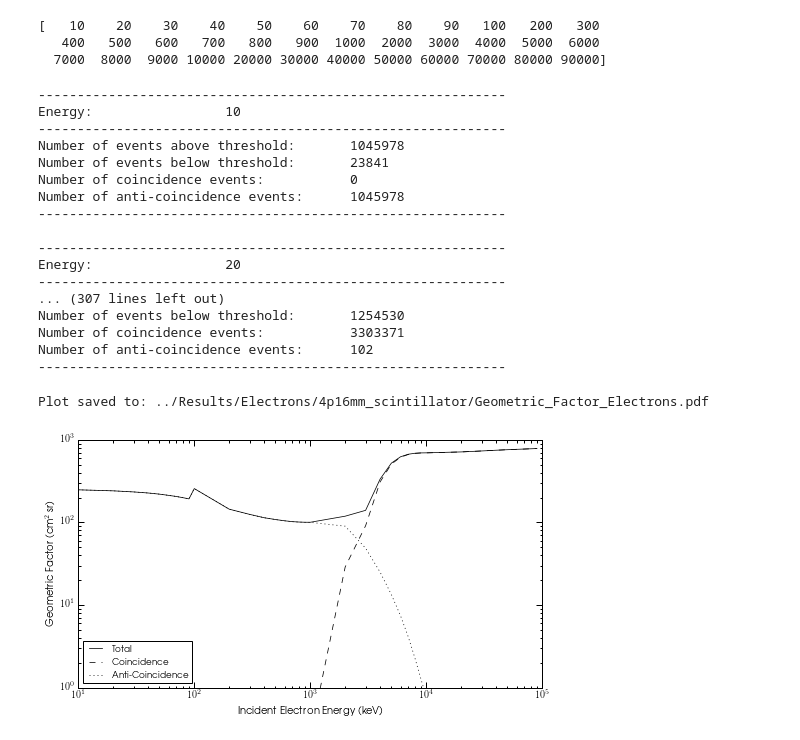
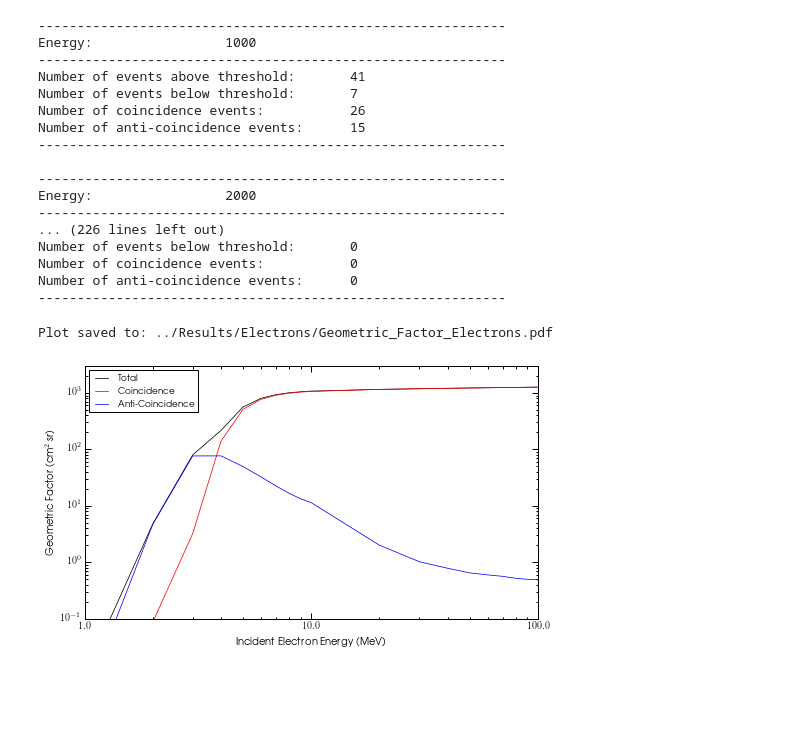
Before and after one commit to AndreiHanu/G4CNPTEPC-Analysis, a Jupyter notebook: G4CNPTEPC Geometry Factor.ipynb, the cells around one changed output. Drawn from its saved outputs; the diff is of its cells as text; code cells hidden in the pictures; blank space fills up the shorter version.

Commit message:
Recalculated the geometry factor for electrons after fixing the Geant4 physics error

```diff
--- a/G4CNPTEPC Geometry Factor.ipynb
+++ b/G4CNPTEPC Geometry Factor.ipynb
@@ -118,25 +124,18 @@ rcParams.update(params)
 # %%
 ##########################################################################################
 # Energy of incident (input) particles
-InputEnergies = np.array([np.linspace(10,90, num=9, endpoint=True, dtype = int),
-                 np.linspace(100,900, num=9, endpoint=True, dtype = int),
-                 np.linspace(1000,9000, num=9, endpoint=True, dtype = int),
-                 np.linspace(10000,90000, num=9, endpoint=True, dtype = int)
+InputEnergies = np.array([np.linspace(1000,9000, num=9, endpoint=True, dtype = int),
+                np.linspace(10000,90000, num=9, endpoint=True, dtype = int),
+                np.linspace(100000,900000, num=9, endpoint=True, dtype = int)
                 ]).flatten()
 
 # Folder containing simulation data
-DataFolder = '../Results/Electrons/4p16mm_scintillator/'
+DataFolder = '../Results/Electrons/'
 
 ##########################################################################################
 # Energy thresholds (in eV) for events that will be included in the analysis
 Thr_TEPC = 100.
 Thr_ACD = 100.
-# %%
-print InputEnergies
-# %% [output]
-[   10    20    30    40    50    60    70    80    90   100   200   300
-   400   500   600   700   800   900  1000  2000  3000  4000  5000  6000
-  7000  8000  9000 10000 20000 30000 40000 50000 60000 70000 80000 90000]
 # %%
 ##########################################################################################
 # Load the simulation data for each input energy
@@ -144,7 +143,7 @@ Data = []
 
 for InputEnergy in InputEnergies:
     # Create data file template from current energy
-    DataFilename = 'e-_' + str(InputEnergy) + 'keV_ISO_nt_G4CNPTEPC_t*.csv'
+    DataFilename = 'e-_' + str(InputEnergy) + 'keV_Nr_100000000_ISO_nt_G4CNPTEPC_t*.csv'
 
     # Statistics variables for each input energy data
     nTotal = 0
@@ -186,21 +185,21 @@ for InputEnergy in InputEnergies:
 Data = np.asarray(Data)
 # %% [output]
 ------------------------------------------------------------
-Energy:                 10
+Energy:                 1000
 ------------------------------------------------------------
-Number of events above threshold:       1045978
-Number of events below threshold:       23841
-Number of coincidence events:           0
-Number of anti-coincidence events:      1045978
+Number of events above threshold:       41
+Number of events below threshold:       7
+Number of coincidence events:           26
+Number of anti-coincidence events:      15
 ------------------------------------------------------------
 
 ------------------------------------------------------------
-Energy:                 20
+Energy:                 2000
 ------------------------------------------------------------
-... (307 lines left out)
-Number of events below threshold:       1254530
-Number of coincidence events:           3303371
-Number of anti-coincidence events:      102
+... (226 lines left out)
+Number of events below threshold:       0
+Number of coincidence events:           0
+Number of anti-coincidence events:      0
 ------------------------------------------------------------
 # %%
 ##########################################################################################
@@ -224,29 +223,33 @@ err_G_AntiCoinc = 4*(np.pi**2)*(R**2)*np.sqrt((1-Data[:,3]/N_R)*Data[:,3]/N_R**2
 # %%
 ##########################################################################################
 # Plot the Geometry Factor over a range of particle energies
-fig_G, ax_G = plt.subplots(1,1)
+figG, axG = plt.subplots(1,1)
 
-plt.loglog(Data[:,0], G_Total, 'k-', linewidth=0.75, label="Total")
-plt.loglog(Data[:,0], G_Coinc, 'k--', linewidth=0.75, label="Coincidence")
-plt.loglog(Data[:,0], G_AntiCoinc, 'k:', linewidth=0.75, label="Anti-Coincidence")
+plt.loglog(Data[:,0]/1000, G_Total, 'k-', linewidth=0.75, label="Total")
+plt.loglog(Data[:,0]/1000, G_Coinc, 'r-', linewidth=0.75, label="Coincidence")
+plt.loglog(Data[:,0]/1000, G_AntiCoinc, 'b-', linewidth=0.75, label="Anti-Coincidence")
 
 # Figure Properties
-ax_G.set_ylabel(r'Geometric Factor (cm$^2$ sr)')
-ax_G.set_xlabel('Incident Electron Energy (keV)')
-ax_G.set_ylim(1., 1000.)
-ax_G.set_xlim(10., 100000.)
-ax_G.legend(loc=3)
+axG.set_ylabel(r'Geometric Factor (cm$^2$ sr)')
+axG.set_xlabel('Incident Electron Energy (MeV)')
+axG.set_ylim(0.1, 3000.)
+axG.set_xlim(1., 100.)
+
+from matplotlib.ticker import ScalarFormatter
+axG.xaxis.set_major_formatter(ScalarFormatter())
+
+axG.legend(loc='upper left')
 
 # Tight Layout
 plt.tight_layout()
 
 # Save the figure
-file_G = 'Geometric_Factor_Electrons.pdf'
-plt.savefig(DataFolder + file_G, bbox_inches="tight")
-print 'Plot saved to: ' + (DataFolder+file_G)
+file_figG = 'Geometric_Factor_Electrons.pdf'
+plt.savefig(DataFolder + file_figG, bbox_inches="tight")
+print 'Plot saved to: ' + (DataFolder+file_figG)
 
 # Show the figure
-plt.show(fig_G)
+plt.show(figG)
 # %% [output]
-Plot saved to: ../Results/Electrons/4p16mm_scintillator/Geometric_Factor_Electrons.pdf
+Plot saved to: ../Results/Electrons/Geometric_Factor_Electrons.pdf
-[figure, old version]
+[figure, new version]
```
Also changed, not shown: parts of 2 cells of this notebook.
